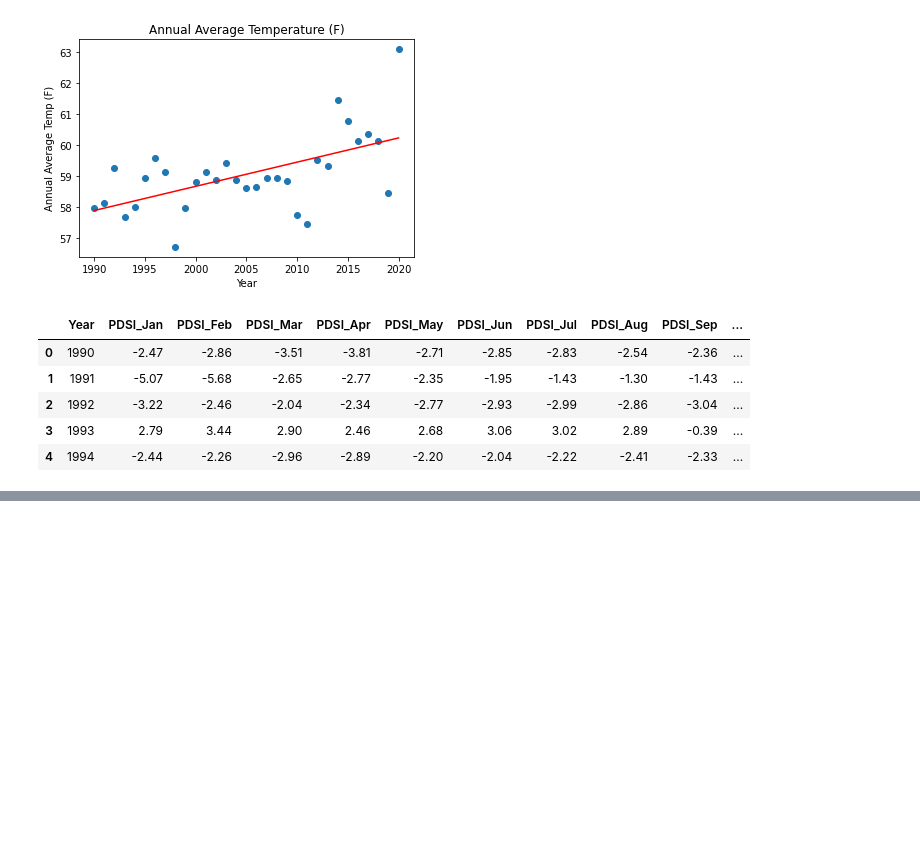
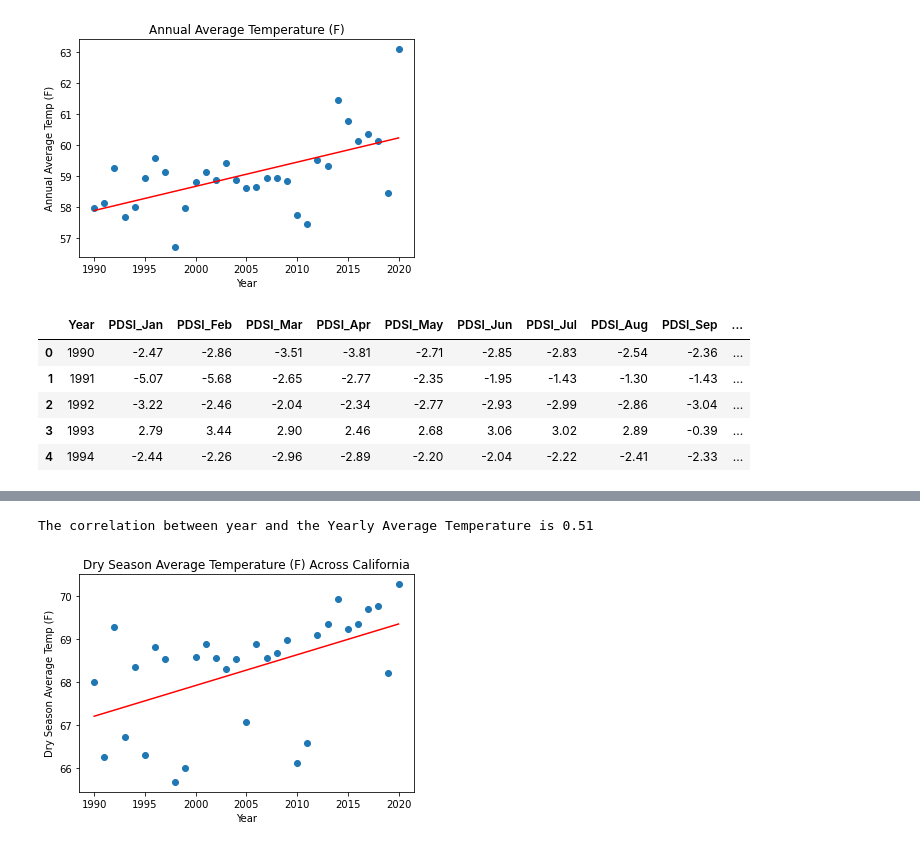
Before and after one commit to roborgain1/California-Wildfires-and-Climate-Change, a Jupyter notebook: EL_tempdata.ipynb, the cells around one changed output, grey strips where cells are left out. Drawn from its saved outputs; the diff is of its cells as text; code cells hidden in the pictures; blank space fills up the shorter version.

```diff
--- a/EL_tempdata.ipynb
+++ b/EL_tempdata.ipynb
@@ -214,0 +246,23 @@ NameError: name 'ax' is not defined
+# %%
+# Calculate the correlation coefficient and linear regression model
+# Calculate the correlation coefficient
+corr_coef = round(st.pearsonr(dry_seasont['Year'],dry_seasont['dry season mean'])[0],2)
+
+# # Regression
+slope, intercept, r, p, std_err = st.linregress(dry_seasont['Year'],dry_seasont['dry season mean'])
+
+# # Calculate regression equation
+y = slope * dry_seasont['Year'] + intercept
+
+# # Plot the scatter
+plt.scatter(dry_seasont['Year'],dry_seasont['dry season mean'])
+plt.xlabel("Year")
+plt.ylabel("Dry Season Average Temp (F)")
+plt.title("Dry Season Average Temperature (F) Across California")
+
+# # Add regression line
+plt.plot(dry_seasont['Year'], y, "r-")
+print(f'The correlation between year and the Yearly Average Temperature is {corr_coef}')
+# %% [output]
+The correlation between year and the Yearly Average Temperature is 0.51
+[figure, added]
```
Also changed, not shown: parts of 20 cells of this notebook, 3 other files.
